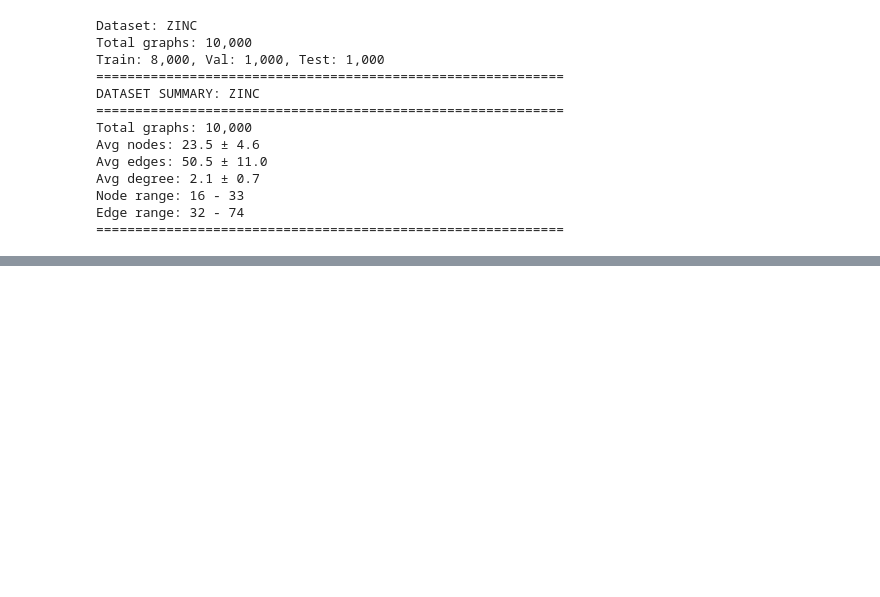
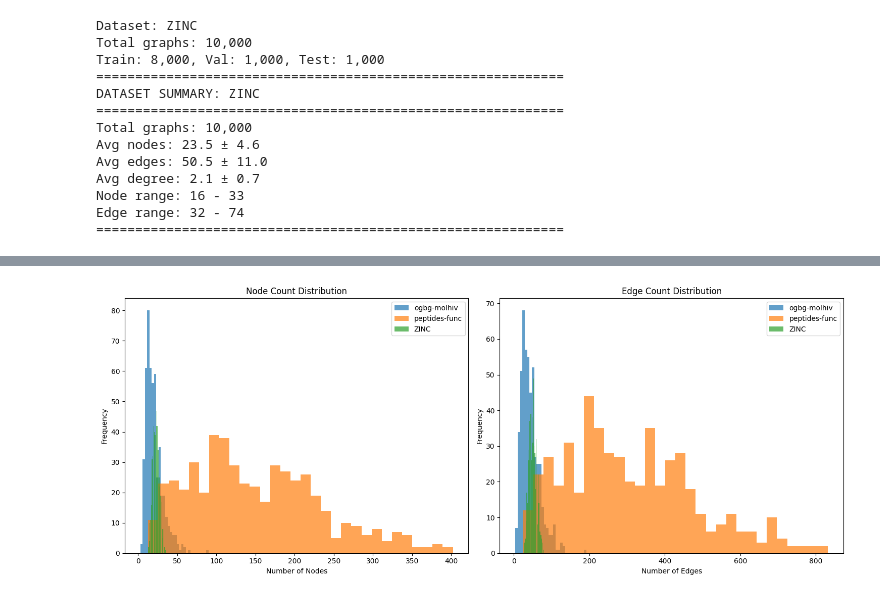
Before and after one commit to MatiPl01/machine-learning-project, a Jupyter notebook: main.ipynb, the cells around one changed output, grey strips where cells are left out. Saved outputs shown, nothing was run; the diff lists cells and outputs as text; code cells hidden in the pictures; blank space fills up the shorter version.

```diff
--- a/main.ipynb
+++ b/main.ipynb
@@ -166,0 +152,4 @@ Edge range: 32 - 74
+# %%
+plot_graph_size_distributions(datasets)
+# %% [output]
+[figure, added]
```
Also changed, not shown: parts of 12 cells of this notebook, 4 other files.
